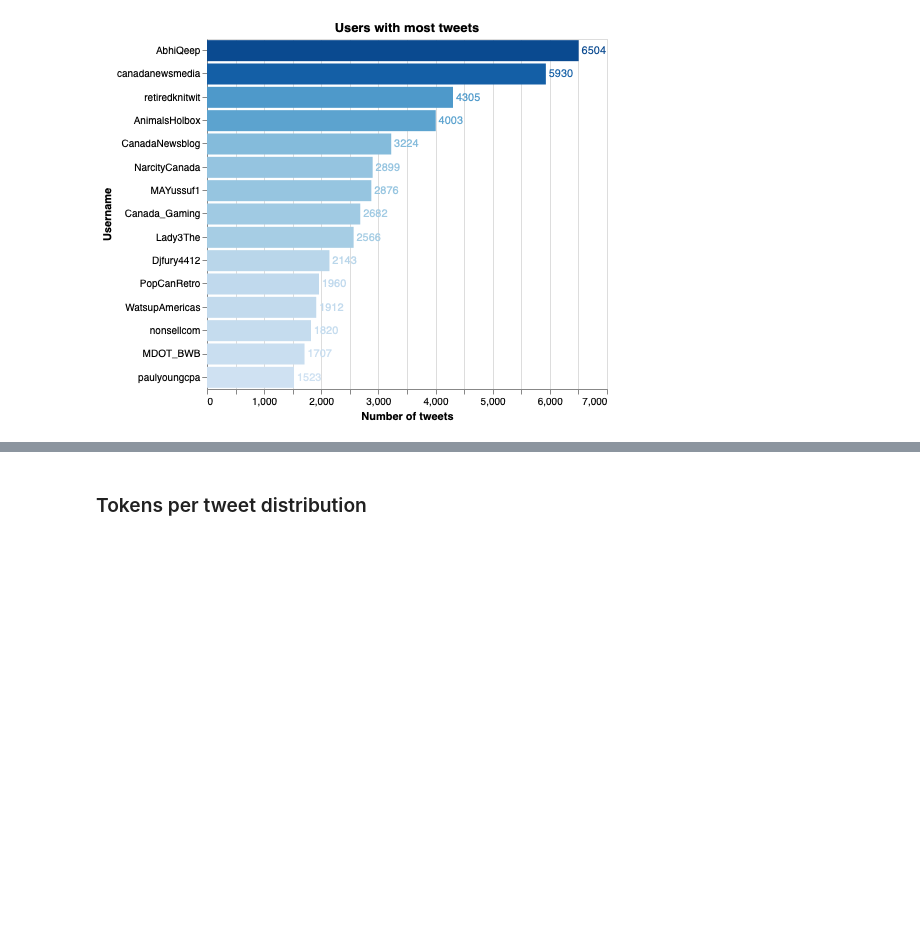
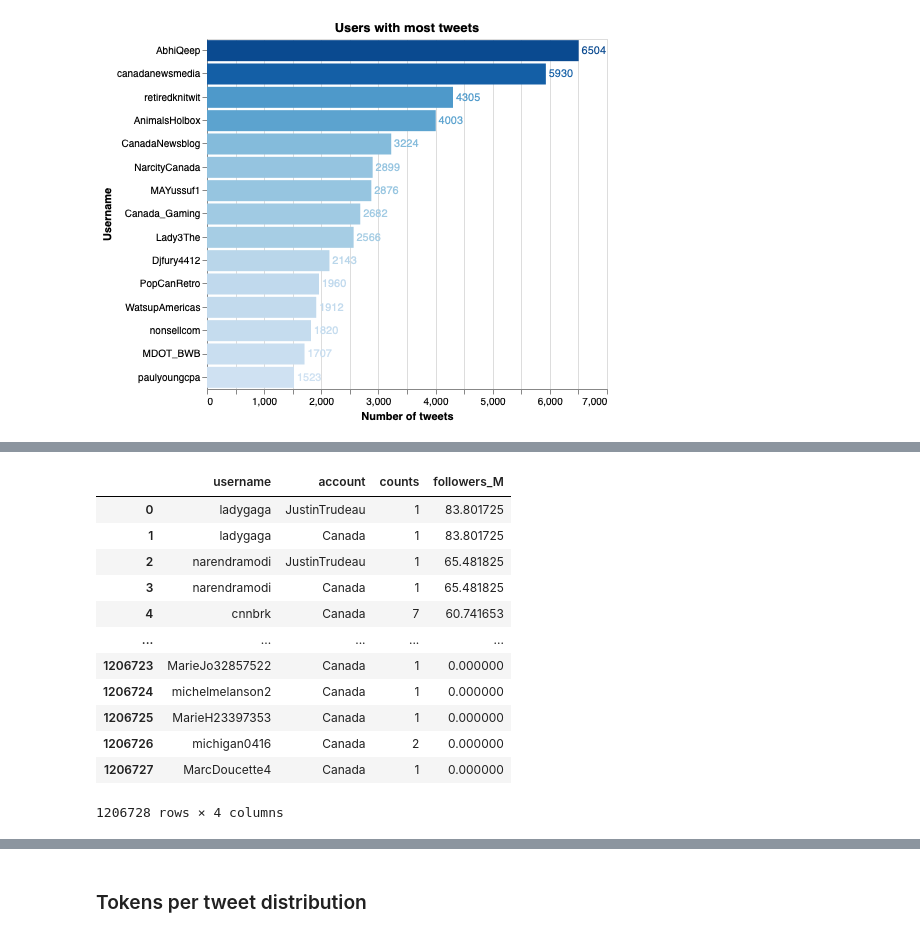
Before and after one commit to vcuspinera/Canada_response_covid, a Jupyter notebook: src/eda.ipynb, the cells around one changed output, grey strips where cells are left out. Saved outputs shown, nothing was run; the diff lists cells and outputs as text; code cells hidden in the pictures; blank space fills up the shorter version.

```diff
--- a/src/eda.ipynb
+++ b/src/eda.ipynb
@@ -250,0 +259,19 @@ text = bars.mark_text(
+# %%
+%%time
+
+# Dataframe of followers per user user
+df_followers = df_tot[['username', 'followersCount', 'account']].reset_index(drop=True)#.drop_duplicates(subset=['username'])
+df_followers = df_followers.groupby(['username']).mean().reset_index().sort_values(by=['followersCount'], ascending=False).reset_index(drop=True)
+df_followers['followers_M'] = df_followers['followersCount'] / 1_000_000
+df_followers.drop(['followersCount'], axis=1, inplace=True)
+
+# Dataframe of tweets per official Canada twitter accounts
+df_aux = df_tot[['username', 'account']]
+df_aux['counts'] = 1
+df_aux = df_aux.groupby(['username', 'account']).sum().reset_index()
+# df_aux = df_aux.pivot(index='username', columns='account', values='counts').fillna(0).reset_index()
+
+# merge the previous dataframes
+df_aux = pd.merge(df_aux, df_followers, on='username', how='outer').sort_values(by=['followers_M'], ascending=False).reset_index(drop=True)
+df_aux
+# %% [output]
@@ -250,0 +280,13 @@ text = bars.mark_text(
+|  | username | account | counts | followers_M |
+| 0 | ladygaga | JustinTrudeau | 1 | 83.801725 |
+| 1 | ladygaga | Canada | 1 | 83.801725 |
+| 2 | narendramodi | JustinTrudeau | 1 | 65.481825 |
+| 3 | narendramodi | Canada | 1 | 65.481825 |
+| 4 | cnnbrk | Canada | 7 | 60.741653 |
+| ... | ... | ... | ... | ... |
+| 1206723 | MarieJo32857522 | Canada | 1 | 0.000000 |
+| 1206724 | michelmelanson2 | Canada | 1 | 0.000000 |
+| 1206725 | MarieH23397353 | Canada | 1 | 0.000000 |
+| 1206726 | michigan0416 | Canada | 2 | 0.000000 |
+| 1206727 | MarcDoucette4 | Canada | 1 | 0.000000 |
+1206728 rows × 4 columns
```
Also changed, not shown: parts of 11 cells of this notebook, 1 other file.
